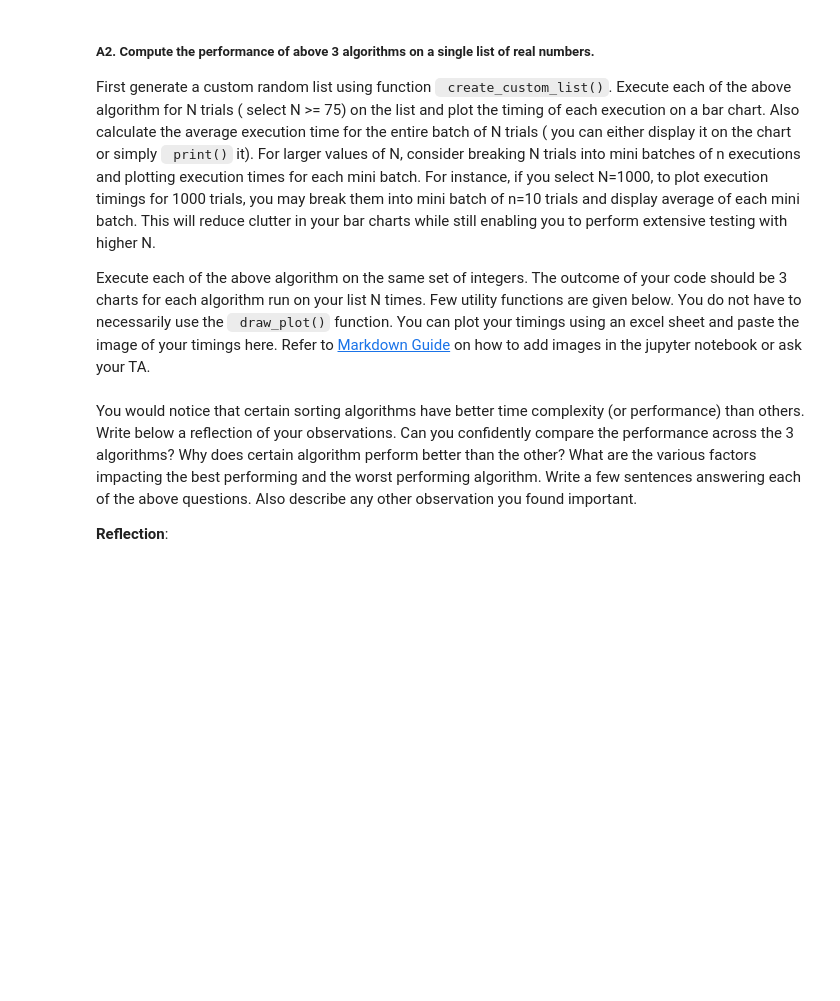
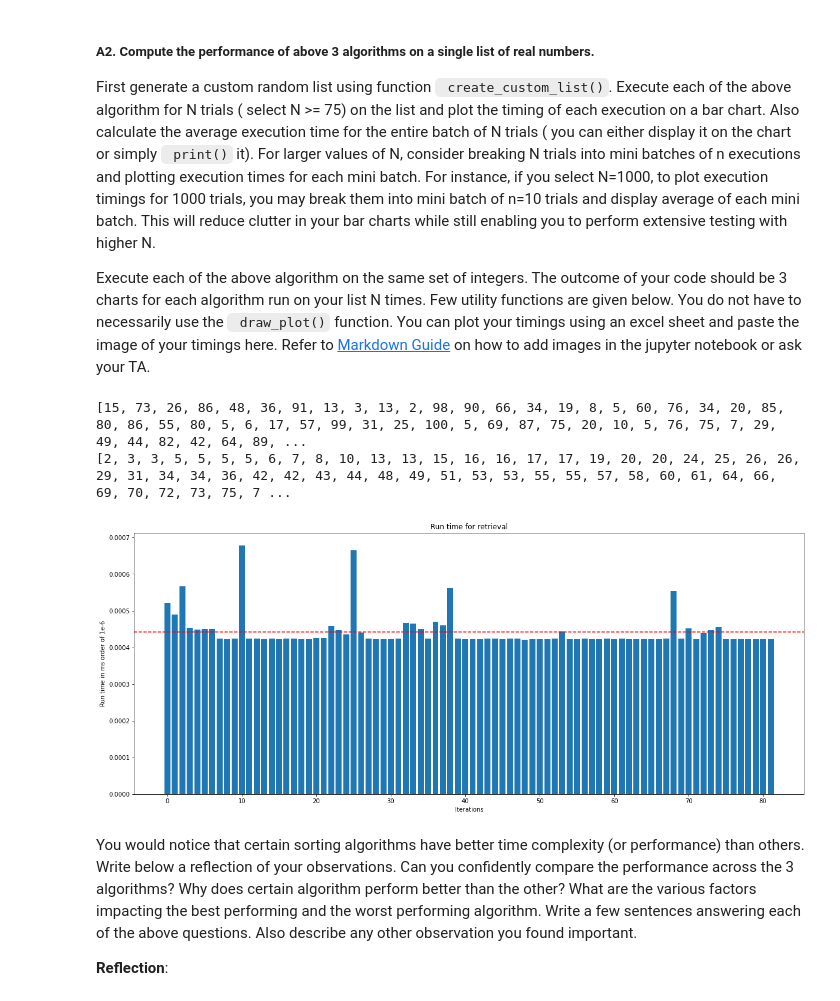
Before and after one commit to saboorah/CS2XC3, a Jupyter notebook: Lab_II.ipynb, the cells around one changed output. Drawn from its saved outputs; the diff is of its cells as text; code cells hidden in the pictures; blank space fills up the shorter version.

Commit message:
selection line plot

```diff
--- a/Lab_II.ipynb
+++ b/Lab_II.ipynb
@@ -46,7 +46,7 @@ class SelectionSort:
         self.items = items_to_sort
         self.sorted_items=[]
 #
-    def selection_sort(self):
+    def get_sorted(self):
         for i in range(len(self.items)-1):
             min_index = i
             for j in range(i+1, len(self.items)):
@@ -58,5 +58,16 @@ class SelectionSort:
                 self.items[min_index] = temp
             self.sorted_items = self.items
 
-    def get_sorted(self):
+    #def get_sorted(self):
         return self.sorted_items
+
+#test
+list = []
+
+for i in range (5,10):
+    list.append(random.randint(0,100))
+
+l = SelectionSort(list)
+print(list)
+l2 = l.get_sorted()
+print(l2)
@@ -93,3 +105,23 @@ def draw_plot(run_arr):
+# %%
+### Selection sort experiment code goes here
+### Selection sort experiment code goes here
+
+runs = random.randint(76,500)
+run_times = []
+l = create_custom_list(77,100)
+print(l)
+for i in range(runs):
+    list = SelectionSort(l)
+    start = timeit.default_timer()
+    found = list.get_sorted()
+    stop = timeit.default_timer()
+    run_times.append(stop-start)
+print(found)
+draw_plot(run_times)
+# %% [output]
+[15, 73, 26, 86, 48, 36, 91, 13, 3, 13, 2, 98, 90, 66, 34, 19, 8, 5, 60, 76, 34, 20, 85, 80, 86, 55, 80, 5, 6, 17, 57, 99, 31, 25, 100, 5, 69, 87, 75, 20, 10, 5, 76, 75, 7, 29, 49, 44, 82, 42, 64, 89, ...
+[2, 3, 3, 5, 5, 5, 5, 6, 7, 8, 10, 13, 13, 15, 16, 16, 17, 17, 19, 20, 20, 24, 25, 26, 26, 29, 31, 34, 34, 36, 42, 42, 43, 44, 48, 49, 51, 53, 53, 55, 55, 57, 58, 60, 61, 64, 66, 69, 70, 72, 73, 75, 7 ...
+[figure, added]
 # %% [markdown]
 You would notice that certain sorting algorithms have better time complexity (or performance) than others. Write below a reflection of your observations. Can you confidently compare the performance across the 3 algorithms? Why does certain algorithm perform better than the other? What are the various factors impacting the best performing and the worst performing algorithm. Write a few sentences answering each of the above questions. Also describe any other observation you found important.
 
```
Also changed, not shown: parts of 5 cells of this notebook.
